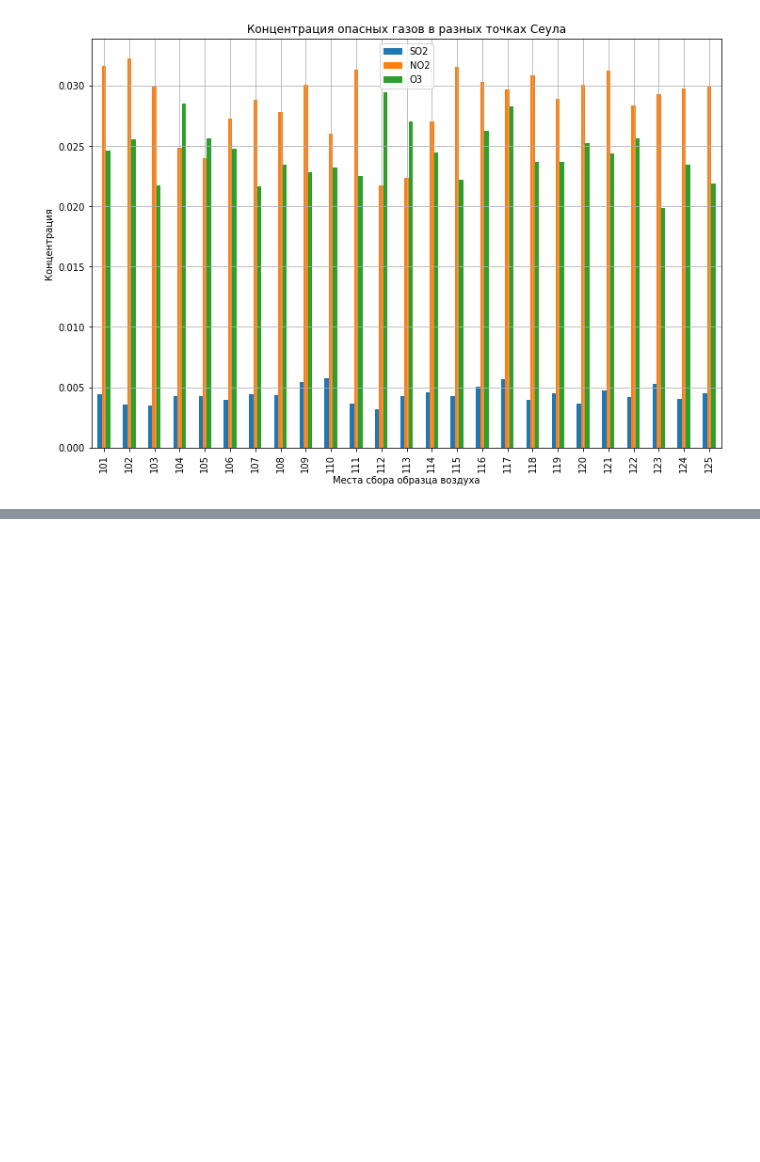
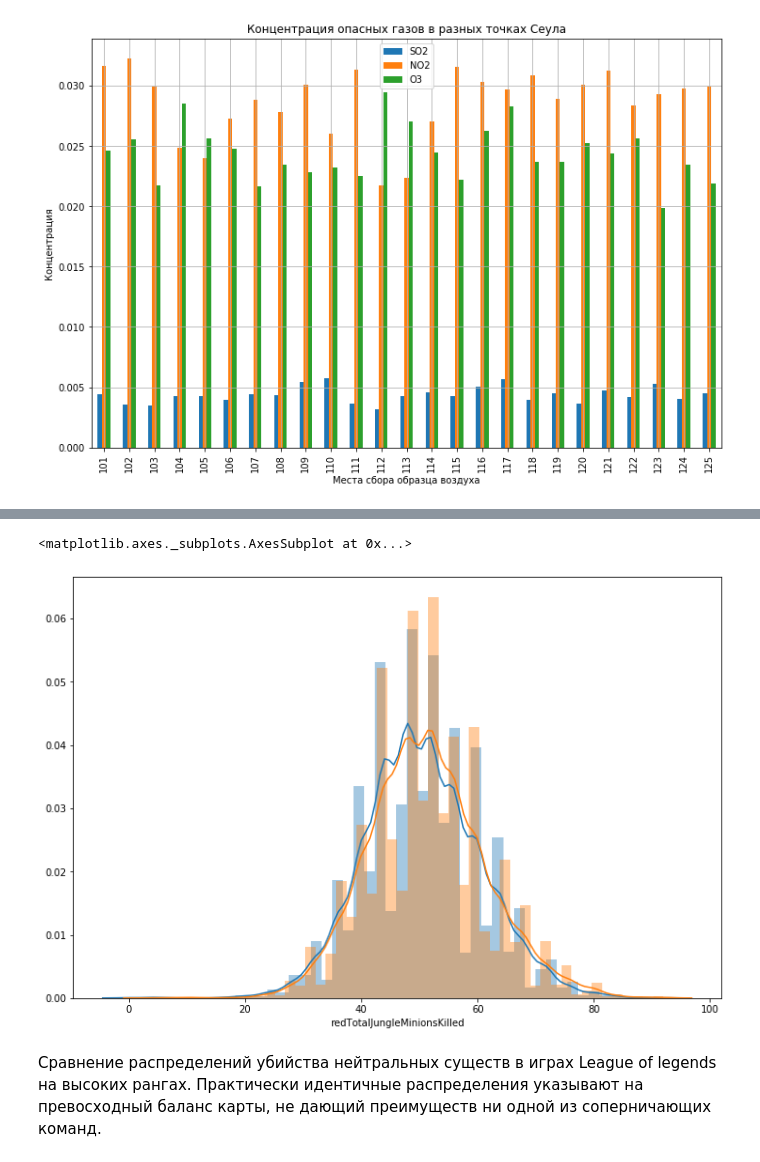
Before and after one commit to Radniforg/visualization, a Jupyter notebook: Visualization.ipynb, the cells around one changed output, grey strips where cells are left out. Saved outputs shown, nothing was run; the diff lists cells and outputs as text; code cells hidden in the pictures; blank space fills up the shorter version.

```diff
--- a/Visualization.ipynb
+++ b/Visualization.ipynb
@@ -94,0 +135,8 @@ import seaborn as sns
+# %%
+sns.distplot(league.blueTotalJungleMinionsKilled)
+sns.distplot(league.redTotalJungleMinionsKilled)
+# %% [output]
+<matplotlib.axes._subplots.AxesSubplot at 0x...>
+[figure, added]
+# %% [markdown]
+Сравнение распределений убийства нейтральных существ в играх League of legends на высоких рангах. Практически идентичные распределения указывают на превосходный баланс карты, не дающий преимуществ ни одной из соперничающих команд.
```
Also changed, not shown: parts of 10 cells of this notebook, 1 other file.
